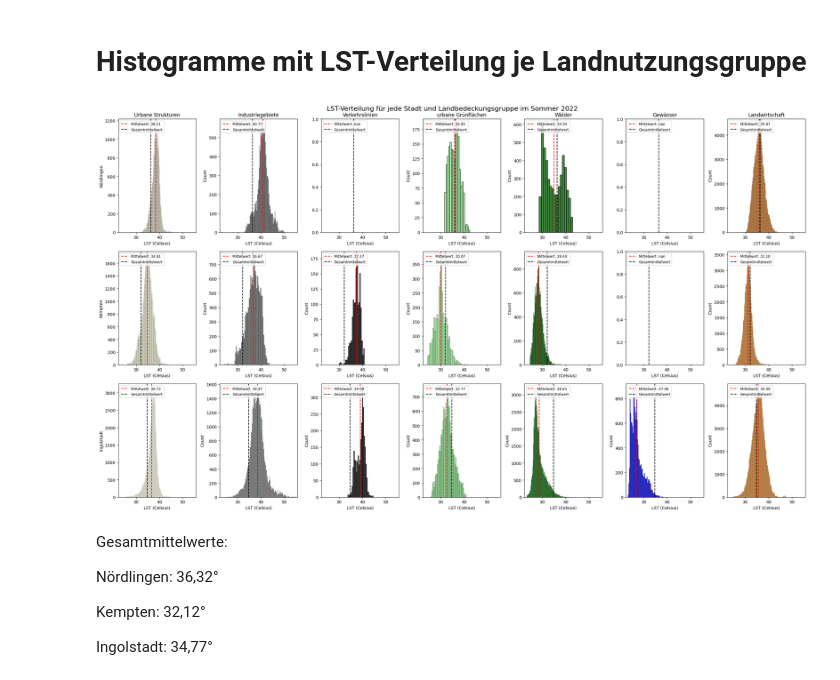
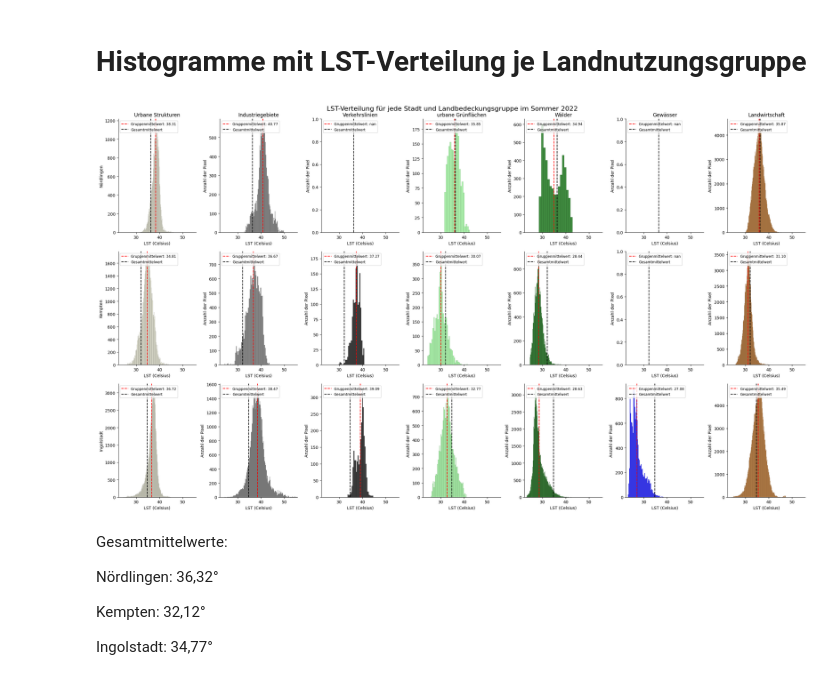
Before and after one commit to Sarah-0405/Bachelorarbeit_, a Jupyter notebook: CORINE.ipynb, the cells around one changed output. Drawn from its saved outputs; the diff is of its cells as text; code cells hidden in the pictures.

Commit message:
Plot verschönert

```diff
--- a/CORINE.ipynb
+++ b/CORINE.ipynb
@@ -669,40 +669,47 @@ for i, (city_name, city_data) in enumerate(cities):
 
         # Plot the histogram
         color = farben.get(group_name)  # Get color from 'farben' if available, otherwise use default
-        sns.histplot(group_data, ax=ax, color=color)
+        sns.histplot(group_data, ax=ax, color=color, linewidth=0.1)
 
         # Plot a vertical dashed line for the mean LST
-        ax.axvline(mean_lst, color='red', linestyle='--', label=f'Mittelwert: {mean_lst:.2f}')
+        ax.axvline(mean_lst, color='red', linestyle='--', label=f'Gruppenmittelwert: {mean_lst:.2f}')
 
-        # Füge die gestrichelte Linie für den allgemeinen Mittelwert hinzu
+        # Füge die gestrichelte Linie für den allgemeinen lwert hinzu
         ax.axvline(city_means[city_name], color='black', linestyle='--', label=f'Gesamtmittelwert')
 
 
-        # Set title and labels for the current subplot
+# Set title and labels for the current subplot
         if i == 0:
             ax.set_title(group_name)  # Set title only for the top row
         if j == 0:
             ax.set_ylabel(city_name)  # Set y-label only for the first column
+        else:
+         ax.set_ylabel('Anzahl der Pixel')
         ax.set_xlabel('LST (Celsius)')
+
         ax.legend()  # Add legend to display mean LST
+
+        # Den Achsenrahmen nur links unten anzeigen
+        ax.spines['right'].set_visible(False)  # Rechten Rahmen ausblenden
+        ax.spines['top'].set_visible(False)    # Oberen Rahmen ausblenden
 
 # Get the minimum and maximum LST values across all cities and groups
 min_lst = min(combined_df['LST_Celsius'].min() for _, combined_df in cities)
 max_lst = max(combined_df['LST_Celsius'].max() for _, combined_df in cities)
 
 # Set the x-axis limits for all subplots
 for ax in axes.flatten():
     ax.set_xlim(min_lst, max_lst)
     ax.legend(fontsize='small', loc='upper left')
 
 
 # Adjust spacing between subplots
 plt.tight_layout()
 
 # Show the plot
 plt.show()
 # %% [output]
-[figure, old version]
+[figure, new version]
 # %% [markdown]
 Gesamtmittelwerte:
 
```
